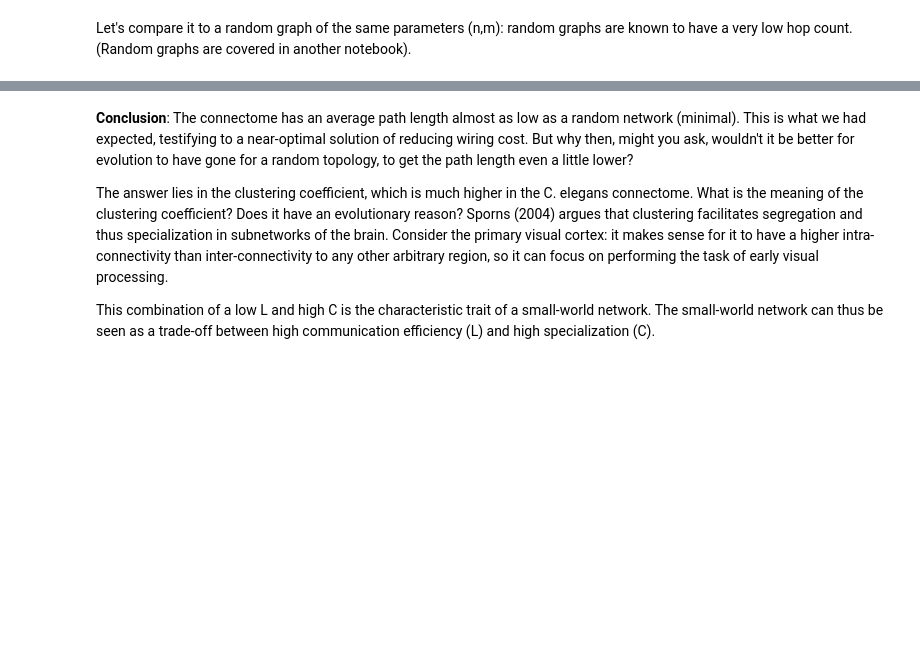
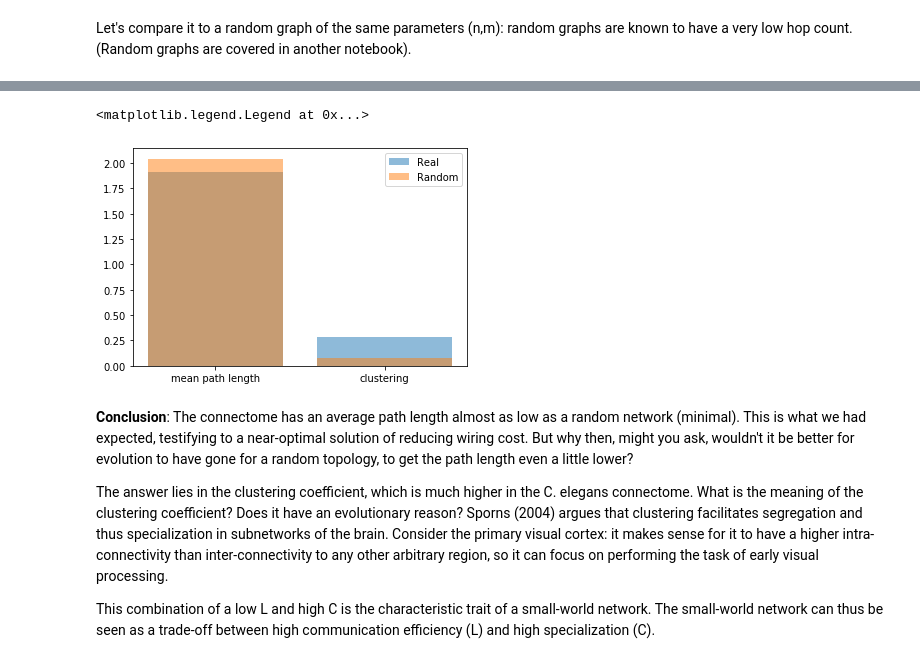
Before and after one commit to oercompbiomed/CBM101, a Jupyter notebook: D_Network_analysis/4_Connectome_C_elegans.ipynb, the cells around one changed output, grey strips where cells are left out. Drawn from its saved outputs; the diff is of its cells as text; code cells hidden in the pictures; blank space fills up the shorter version.

```diff
--- a/D_Network_analysis/4_Connectome_C_elegans.ipynb
+++ b/D_Network_analysis/4_Connectome_C_elegans.ipynb
@@ -619,3 +612,11 @@ print(L_random, C_random)
+# %%
+plt.bar([1,2], [L, C], alpha=.5)
+plt.bar([1,2], [L_random, C_random], alpha=.5)
+plt.xticks(ticks=[1,2], labels=['mean path length','clustering'])
+plt.legend(['Real','Random'])
+# %% [output]
+<matplotlib.legend.Legend at 0x...>
+[figure, added]
 # %% [markdown]
 **Conclusion**: The connectome has an average path length almost as low as a random network (minimal). This is what we had expected, testifying to a near-optimal solution of reducing wiring cost. But why then, might you ask, wouldn't it be better for evolution to have gone for a random topology, to get the path length even a little lower?
 
```
Also changed, not shown: parts of 54 cells of this notebook.
